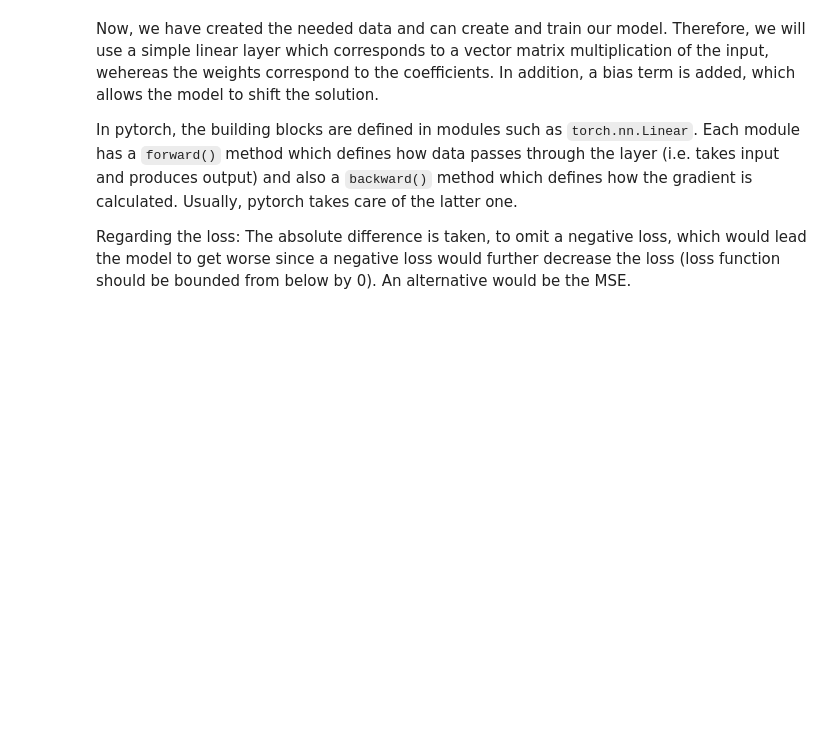
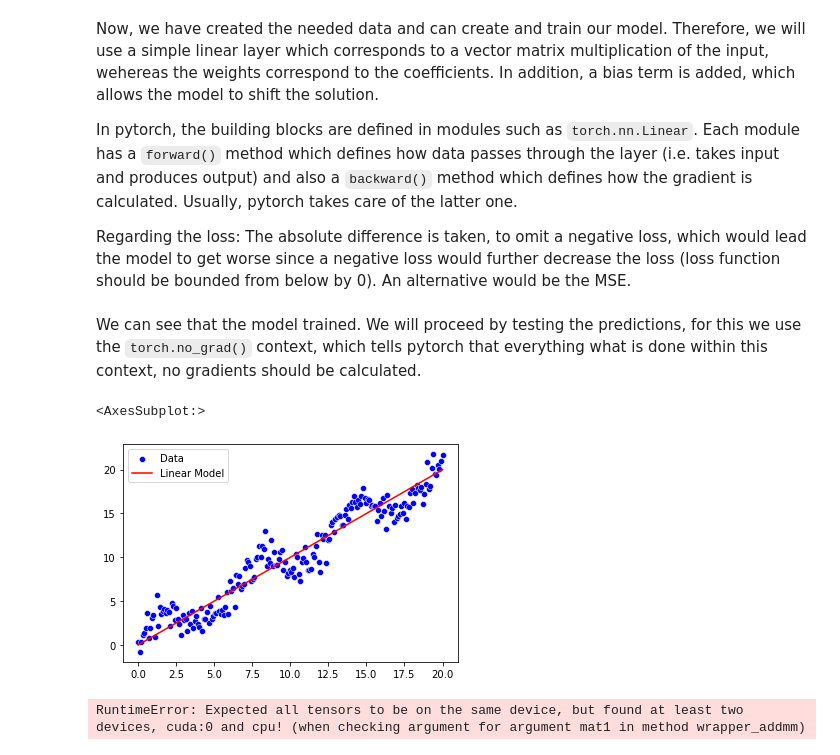
Before and after one commit to LarsG321/Book_Inside_Deep_Learning, a Jupyter notebook: Chapter 2/Reading Notes.ipynb, the cells around one changed output. Cells and saved outputs as stored; diff of their text form; code cells hidden in the pictures; blank space fills up the shorter version.

```diff
--- a/Chapter 2/Reading Notes.ipynb
+++ b/Chapter 2/Reading Notes.ipynb
@@ -104,0 +104,10 @@ train_simple_network(model, loss_func,training_loader,20, device="cpu")
+# %% [markdown]
+We can see that the model trained. We will proceed by testing the predictions, for this we use the `torch.no_grad()` context, which tells pytorch that everything what is done within this context, no gradients should be calculated.
+# %%
+with torch.no_grad():
+    y_pred = model(torch.tensor(X.reshape(-1,1), device="cpu", dtype=torch.float32)).numpy()
+sns.scatterplot(x=X,y=y, color ="blue", label="Data")
+sns.lineplot(x=X, y=y_pred.ravel(), color="red", label="Linear Model") # ravel() used for flattening the array. because numpy(n,1) shape
+# %% [output]
+<AxesSubplot:>
+[figure, added]
@@ -104,0 +119,7 @@ train_simple_network(model, loss_func,training_loader,20, device="cpu")
+# %%
+with torch.no_grad():
+    y_pred = model(torch.tensor(X.reshape(-1,1), device="cpu", dtype=torch.float32)).numpy()
+sns.scatterplot(x=X,y=y, color ="blue", label="Data")
+sns.lineplot(x=X, y=y_pred.ravel(), color="red", label="Linear Model")
+# %% [output]
+RuntimeError: Expected all tensors to be on the same device, but found at least two devices, cuda:0 and cpu! (when checking argument for argument mat1 in method wrapper_addmm)
```
Also changed, not shown: parts of 14 cells of this notebook.
